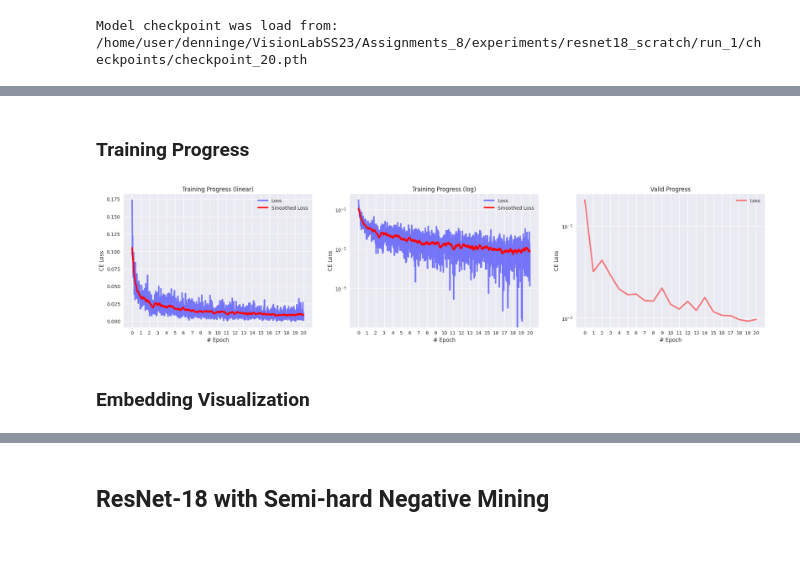
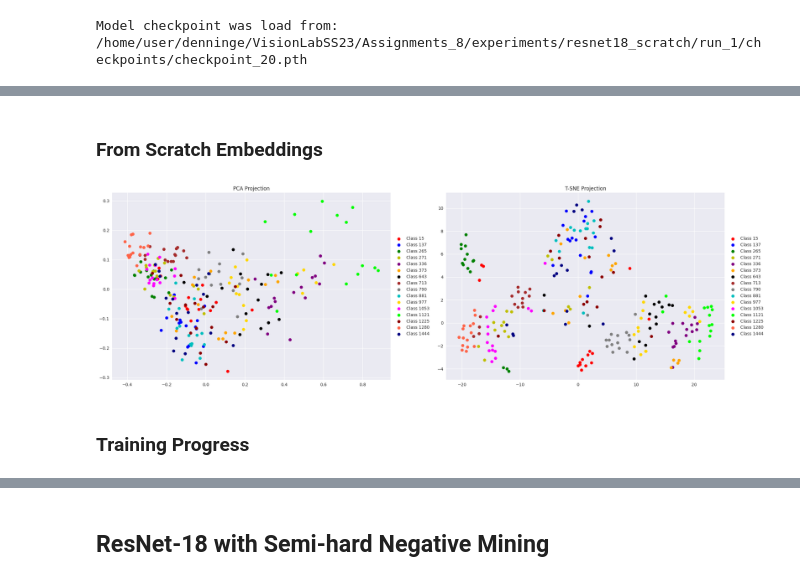
Before and after one commit to LDenninger/VisionLabSS23, a Jupyter notebook: Assignments_8/solutions_assignment_8.ipynb, the cells around one changed output, grey strips where cells are left out. Drawn from its saved outputs; the diff is of its cells as text; code cells hidden in the pictures; blank space fills up the shorter version.

```diff
--- a/Assignments_8/solutions_assignment_8.ipynb
+++ b/Assignments_8/solutions_assignment_8.ipynb
@@ -317,7 +344,7 @@ exp_name = "resnet18_scratch"
 run_name = "run_1"
 epoch = 20
 # %%
-scratch_trainer = Trainer(exp_name, run_name)
+scratch_trainer = Trainer(exp_name, run_name, logging=False)
 scratch_trainer.load_checkpoint(epoch)
 # %% [output]
 Model checkpoint was load from: /home/user/denninge/VisionLabSS23/Assignments_8/experiments/resnet18_scratch/run_1/checkpoints/checkpoint_20.pth
@@ -326,8 +369,10 @@ scratch_train_loss, scratch_test_loss = load_tensorboard_logs(exp_name, run_name
+# %% [markdown]
+### From Scratch Embeddings
+# %%
+model_emb = compute_model_embedding(scratch_trainer, eval_imgs)
+scratch_model_emb = torch.flatten(torch.stack(model_emb, dim=0), start_dim=0, end_dim=1).numpy()
+cluster_evaluation(scratch_model_emb, lbls_flatten)
+# %% [output]
+[figure, added]
 # %% [markdown]
 ### Training Progress
-# %%
-visualize_progress(scratch_trainer, scratch_train_loss, scratch_test_loss)
-# %% [output]
-[figure, removed]
-# %% [markdown]
-### Embedding Visualization
```
Also changed, not shown: parts of 26 cells of this notebook, 22 other files.
